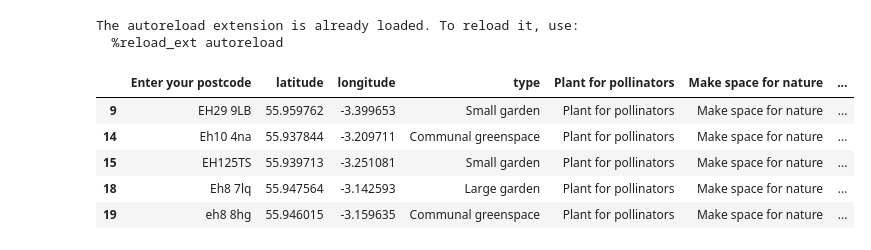
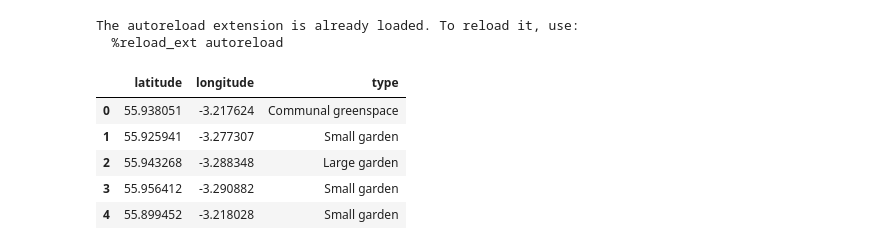
Before and after one commit to prewired/workshops, a Jupyter notebook: notebooks/swt.ipynb, the cells around one changed output. Cells and saved outputs as stored; diff of their text form; code cells hidden in the pictures.

```diff
--- a/notebooks/swt.ipynb
+++ b/notebooks/swt.ipynb
@@ -32,17 +32,18 @@ logging.basicConfig(level=logging.INFO, stream=sys.stdout)
 The autoreload extension is already loaded. To reload it, use:
   %reload_ext autoreload
 # %%
-fn = '../data/raw/map-point-submission-do-not-rename-2019-02-15.csv'
+fn = '../data/interim/swt_pollinator_data-2019-02-15.csv'
 pollinator_data = pd.read_csv(fn, parse_dates=['Entry Date'])
 pollinator_data = pollinator_data.rename(columns={'What type of space do you have?': 'type'})
 # %%
-df = pollinator_data#[['latitude', 'longitude', 'type']]
+df = pollinator_data[['latitude', 'longitude', 'type']]
 df = df.dropna()
+#df = df.drop('Entry Date', axis=1)
 df.head()
 # %% [output]
-|  | Enter your postcode | latitude | longitude | type | Plant for pollinators | Make space for nature | ... |
-| 9 | EH29 9LB | 55.959762 | -3.399653 | Small garden | Plant for pollinators | Make space for nature | ... |
-| 14 | Eh10 4na | 55.937844 | -3.209711 | Communal greenspace | Plant for pollinators | Make space for nature | ... |
-| 15 | EH125TS | 55.939713 | -3.251081 | Small garden | Plant for pollinators | Make space for nature | ... |
-| 18 | Eh8 7lq | 55.947564 | -3.142593 | Large garden | Plant for pollinators | Make space for nature | ... |
-| 19 | eh8 8hg | 55.946015 | -3.159635 | Communal greenspace | Plant for pollinators | Make space for nature | ... |
+|  | latitude | longitude | type |
+| 0 | 55.938051 | -3.217624 | Communal greenspace |
+| 1 | 55.925941 | -3.277307 | Small garden |
+| 2 | 55.943268 | -3.288348 | Large garden |
+| 3 | 55.956412 | -3.290882 | Small garden |
+| 4 | 55.899452 | -3.218028 | Small garden |
```
Also changed, not shown: parts of 7 cells of this notebook.
